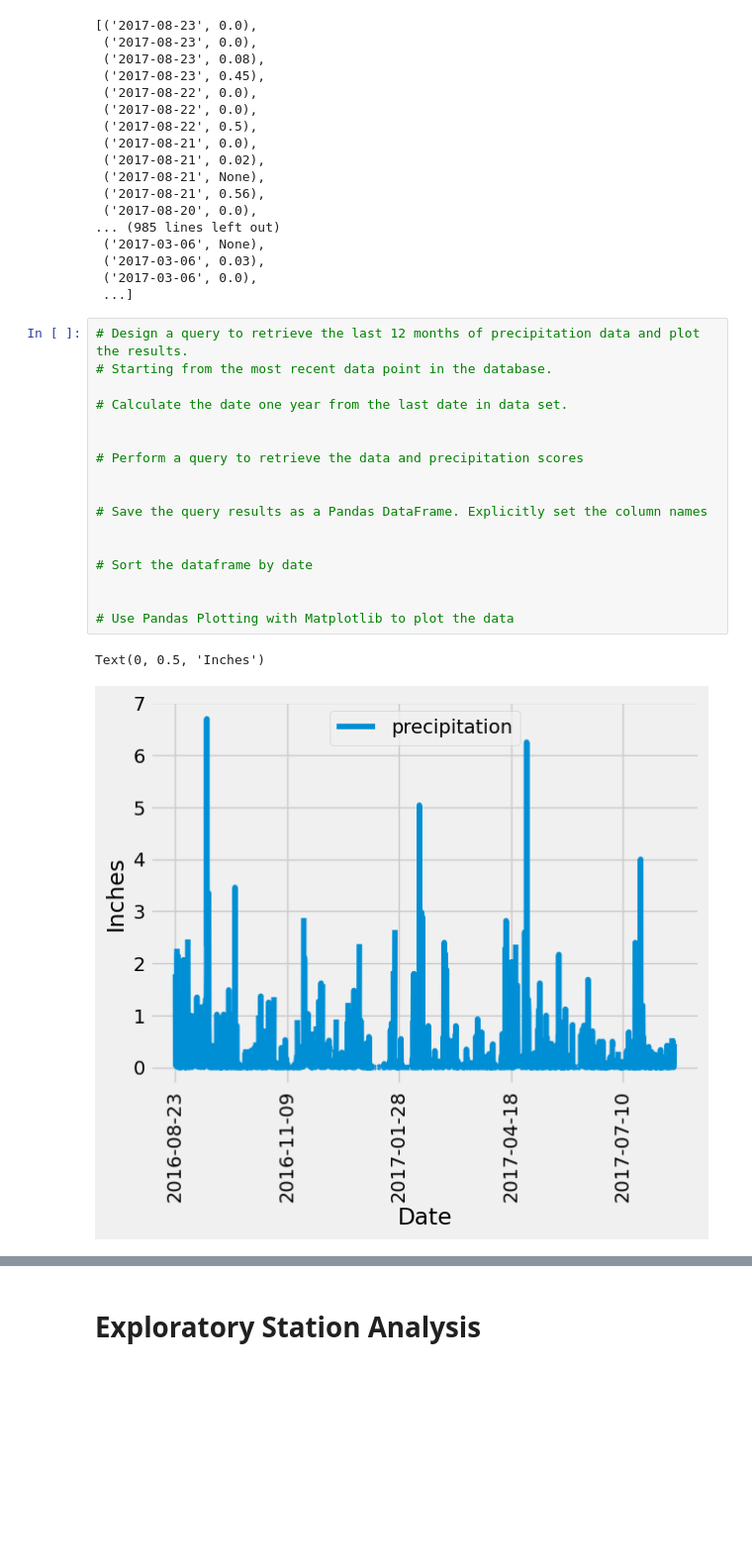
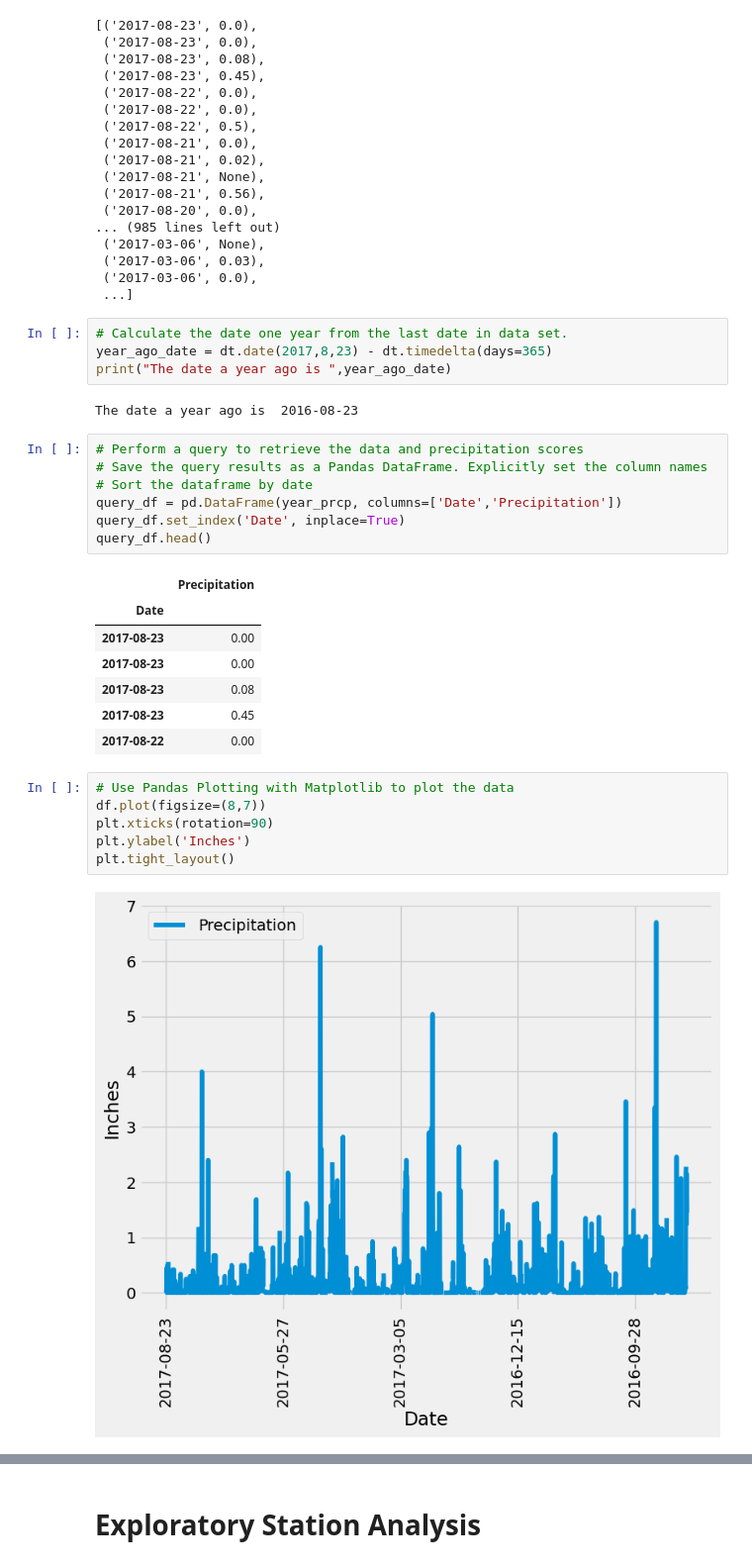
Before and after one commit to taywiljoe/SQLAlchemy-challenge, a Jupyter notebook: climate_starter.ipynb, the cells around one changed output, grey strips where cells are left out. Shown: that part at 99% size. Drawn from its saved outputs; the diff is of its cells as text; blank space fills up the shorter version.

```diff
--- a/climate_starter.ipynb
+++ b/climate_starter.ipynb
@@ -71,25 +69,34 @@ year_prcp
  ('2017-03-06', 0.03),
  ('2017-03-06', 0.0),
  ...]
+# %%
+# Calculate the date one year from the last date in data set.
+year_ago_date = dt.date(2017,8,23) - dt.timedelta(days=365)
+print("The date a year ago is ",year_ago_date)
+# %% [output]
+The date a year ago is  2016-08-23
 # %%
-# Design a query to retrieve the last 12 months of precipitation data and plot the results.
-# Starting from the most recent data point in the database.
-
-# Calculate the date one year from the last date in data set.
-
-
 # Perform a query to retrieve the data and precipitation scores
-
-
 # Save the query results as a Pandas DataFrame. Explicitly set the column names
-
-
 # Sort the dataframe by date
-
-
-# Use Pandas Plotting with Matplotlib to plot the data
+query_df = pd.DataFrame(year_prcp, columns=['Date','Precipitation'])
+query_df.set_index('Date', inplace=True)
+query_df.head()
 # %% [output]
-Text(0, 0.5, 'Inches')
-[figure, removed]
+|  | Precipitation |
+| Date |  |
+| 2017-08-23 | 0.00 |
+| 2017-08-23 | 0.00 |
+| 2017-08-23 | 0.08 |
+| 2017-08-23 | 0.45 |
+| 2017-08-22 | 0.00 |
+# %%
+# Use Pandas Plotting with Matplotlib to plot the data
+df.plot(figsize=(8,7))
+plt.xticks(rotation=90)
+plt.ylabel('Inches')
+plt.tight_layout()
+# %% [output]
+[figure, added]
 # %%
 # Use Pandas to calculate the summary statistics for the precipitation data
```
Also changed, not shown: parts of 7 cells of this notebook, 1 other file.
